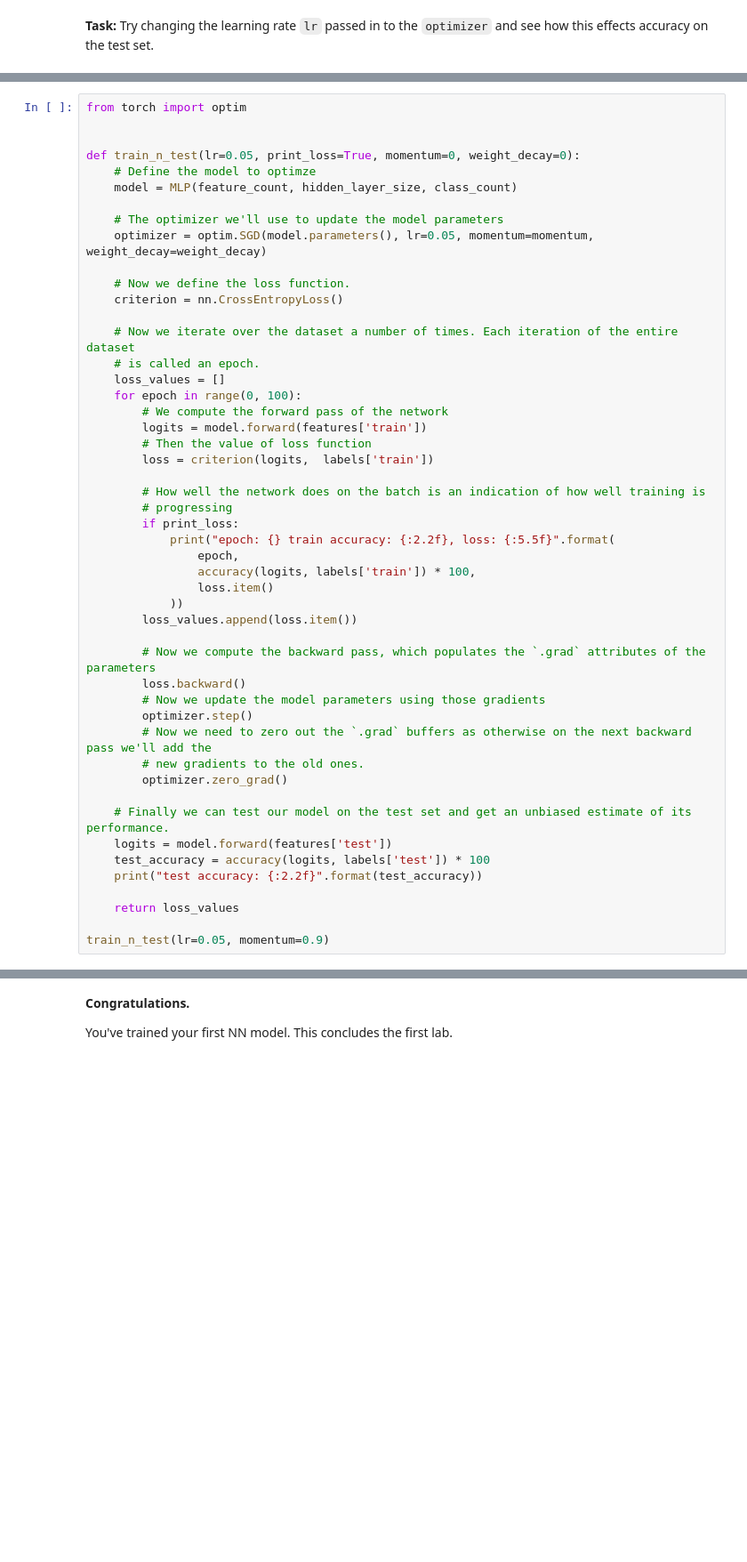
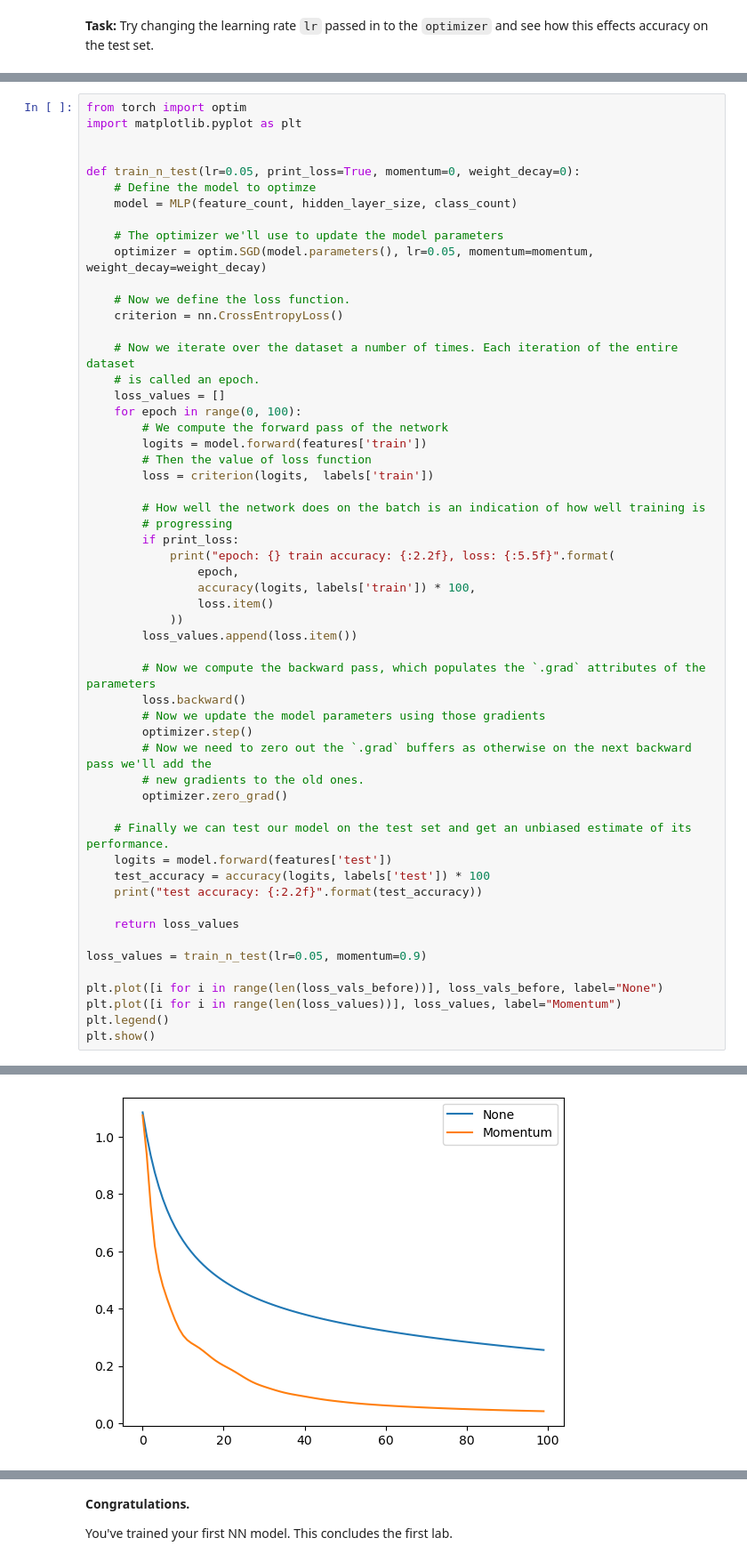
Before and after one commit to COMSM0045-Applied-Deep-Learning/labsheets, a Jupyter notebook: lab-1-dnns/lab-1-dnns.ipynb, the cells around one changed output, grey strips where cells are left out. Shown at 89% size. Drawn from its saved outputs; the diff is of its cells as text; blank space fills up the shorter version.

```diff
--- a/lab-1-dnns/lab-1-dnns.ipynb
+++ b/lab-1-dnns/lab-1-dnns.ipynb
@@ -573,5 +591,6 @@ Below is some code that uses a momentum value of 0.9 in the SGD optimiser. What
 # %%
 from torch import optim
+import matplotlib.pyplot as plt
 
 
 def train_n_test(lr=0.05, print_loss=True, momentum=0, weight_decay=0):
@@ -618,5 +637,10 @@ def train_n_test(lr=0.05, print_loss=True, momentum=0, weight_decay=0):
 
     return loss_values
 
-train_n_test(lr=0.05, momentum=0.9)
+loss_values = train_n_test(lr=0.05, momentum=0.9)
+
+plt.plot([i for i in range(len(loss_vals_before))], loss_vals_before, label="None")
+plt.plot([i for i in range(len(loss_values))], loss_values, label="Momentum")
+plt.legend()
+plt.show()
 # %% [output]
@@ -657,3 +664,4 @@ test accuracy: 100.00
+[figure, added]
 # %% [markdown]
 ### Weight Decay
 
```
Also changed, not shown: parts of 11 cells of this notebook.
